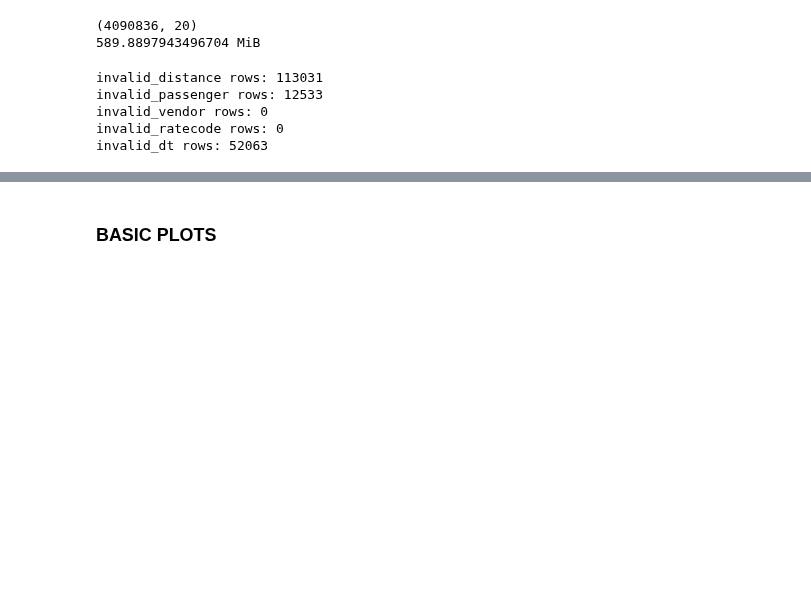
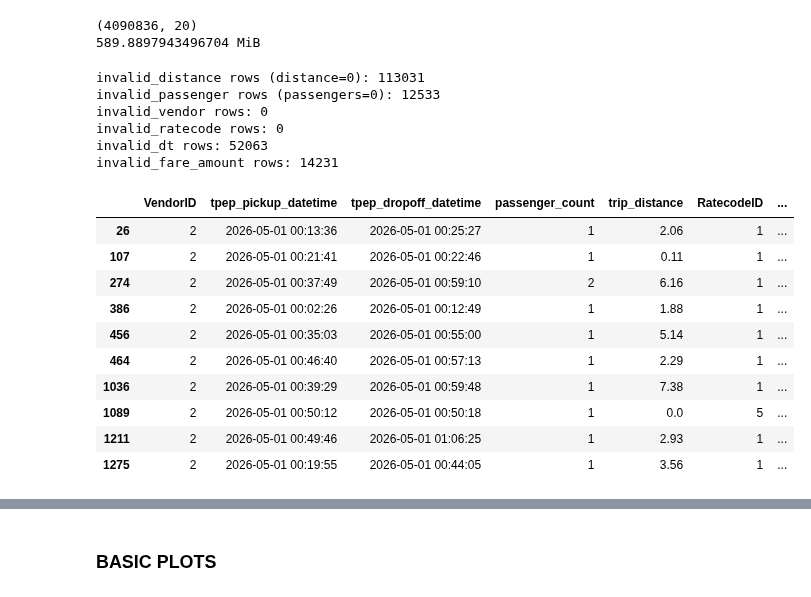
Before and after one commit to lazarosmpistas/ny-taxi-predictor, a Jupyter notebook: src/data_management/data_exploration.ipynb, the cells around one changed output, grey strips where cells are left out. Saved outputs shown, nothing was run; the diff lists cells and outputs as text; code cells hidden in the pictures; blank space fills up the shorter version.

```diff
--- a/src/data_management/data_exploration.ipynb
+++ b/src/data_management/data_exploration.ipynb
@@ -56,16 +56,33 @@ invalid_passenger = df_main["passenger_count"] == 0
 invalid_vendor = ~df_main["VendorID"].isin([1, 2, 6, 7])
 invalid_ratecode = ~df_main["RatecodeID"].isin([1, 2, 3, 4, 5, 6, 99, None])
 invalid_dt = df_main["tpep_pickup_datetime"] == df_main["tpep_dropoff_datetime"]
+invalid_fare_amount = df_main["fare_amount"] < 0
 
-print(f"invalid_distance rows: {len(df_main[invalid_distance])}\n"
-      f"invalid_passenger rows: {len(df_main[invalid_passenger])}\n"
+print(f"invalid_distance rows (distance=0): {len(df_main[invalid_distance])}\n"
+      f"invalid_passenger rows (passengers=0): {len(df_main[invalid_passenger])}\n"
       f"invalid_vendor rows: {len(df_main[invalid_vendor])}\n"
       f"invalid_ratecode rows: {len(df_main[invalid_ratecode])}\n"
-      f"invalid_dt rows: {len(df_main[invalid_dt])}")
+      f"invalid_dt rows: {len(df_main[invalid_dt])}\n"
+      f"invalid_fare_amount rows: {len(df_main[invalid_fare_amount])}")
 # %% [output]
-invalid_distance rows: 113031
-invalid_passenger rows: 12533
+invalid_distance rows (distance=0): 113031
+invalid_passenger rows (passengers=0): 12533
 invalid_vendor rows: 0
 invalid_ratecode rows: 0
 invalid_dt rows: 52063
+invalid_fare_amount rows: 14231
+# %%
+df_main[invalid_fare_amount].head(10)
+# %% [output]
+|  | VendorID | tpep_pickup_datetime | tpep_dropoff_datetime | passenger_count | trip_distance | RatecodeID | ... |
+| 26 | 2 | 2026-05-01 00:13:36 | 2026-05-01 00:25:27 | 1 | 2.06 | 1 | ... |
+| 107 | 2 | 2026-05-01 00:21:41 | 2026-05-01 00:22:46 | 1 | 0.11 | 1 | ... |
+| 274 | 2 | 2026-05-01 00:37:49 | 2026-05-01 00:59:10 | 2 | 6.16 | 1 | ... |
+| 386 | 2 | 2026-05-01 00:02:26 | 2026-05-01 00:12:49 | 1 | 1.88 | 1 | ... |
+| 456 | 2 | 2026-05-01 00:35:03 | 2026-05-01 00:55:00 | 1 | 5.14 | 1 | ... |
+| 464 | 2 | 2026-05-01 00:46:40 | 2026-05-01 00:57:13 | 1 | 2.29 | 1 | ... |
+| 1036 | 2 | 2026-05-01 00:39:29 | 2026-05-01 00:59:48 | 1 | 7.38 | 1 | ... |
+| 1089 | 2 | 2026-05-01 00:50:12 | 2026-05-01 00:50:18 | 1 | 0.0 | 5 | ... |
+| 1211 | 2 | 2026-05-01 00:49:46 | 2026-05-01 01:06:25 | 1 | 2.93 | 1 | ... |
+| 1275 | 2 | 2026-05-01 00:19:55 | 2026-05-01 00:44:05 | 1 | 3.56 | 1 | ... |
 # %%
```
Also changed, not shown: parts of 3 cells of this notebook, 1 other file.
